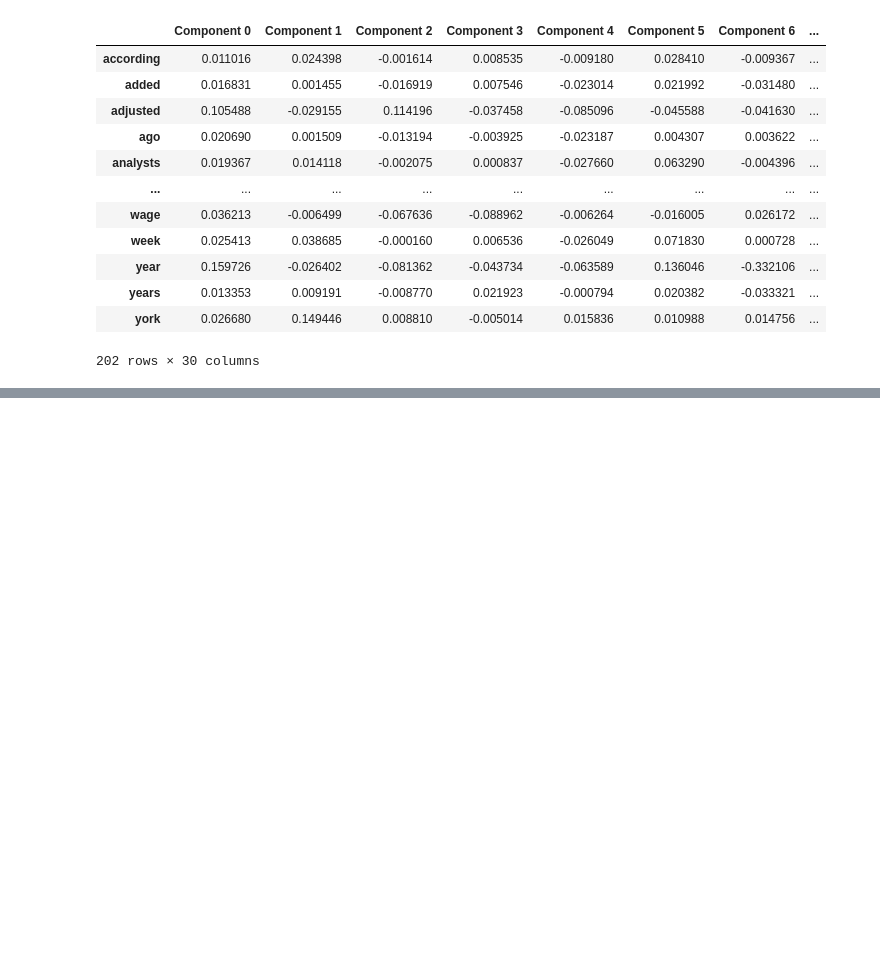
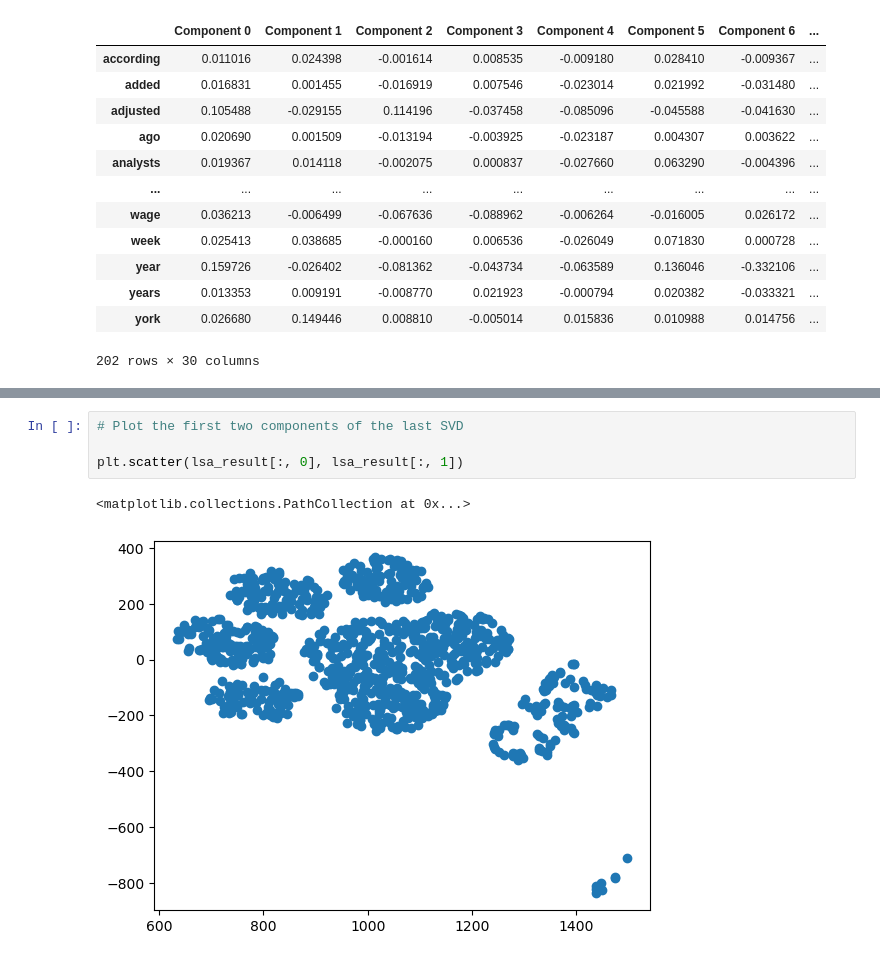
Before and after one commit to febse/ta2024, a Jupyter notebook: 01-Intro-Vectorization/07-Latent-Semantic-Analysis.ipynb, the cells around one changed output, grey strips where cells are left out. Cells and saved outputs as stored; diff of their text form; blank space fills up the shorter version.

```diff
--- a/01-Intro-Vectorization/07-Latent-Semantic-Analysis.ipynb
+++ b/01-Intro-Vectorization/07-Latent-Semantic-Analysis.ipynb
@@ -309,0 +495,7 @@ AttributeError: module 'numpy' has no attribute 'reandom'
+# %%
+# Plot the first two components of the last SVD
+
+plt.scatter(lsa_result[:, 0], lsa_result[:, 1])
+# %% [output]
+<matplotlib.collections.PathCollection at 0x...>
+[figure, added]
```
Also changed, not shown: parts of 20 cells of this notebook.
